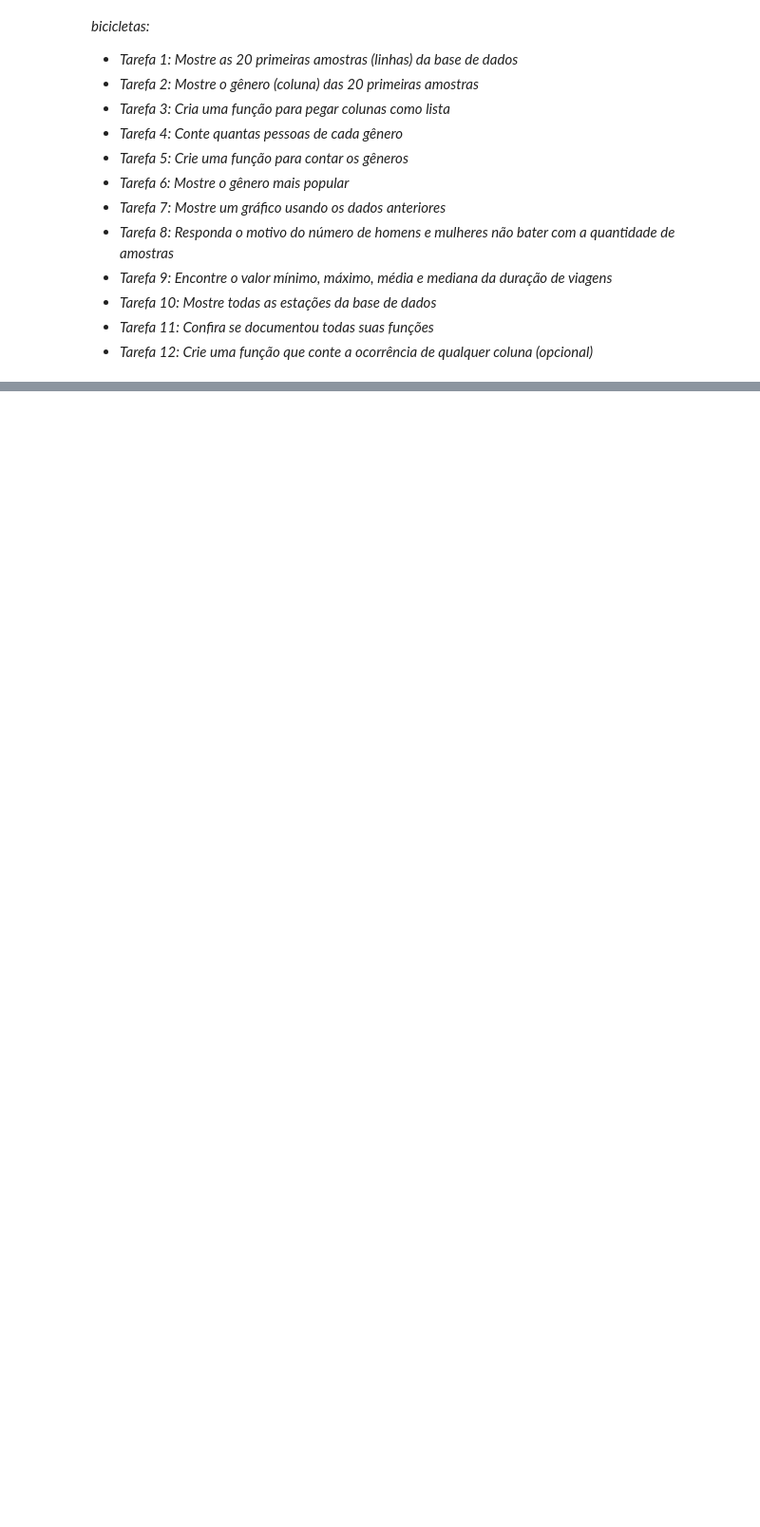
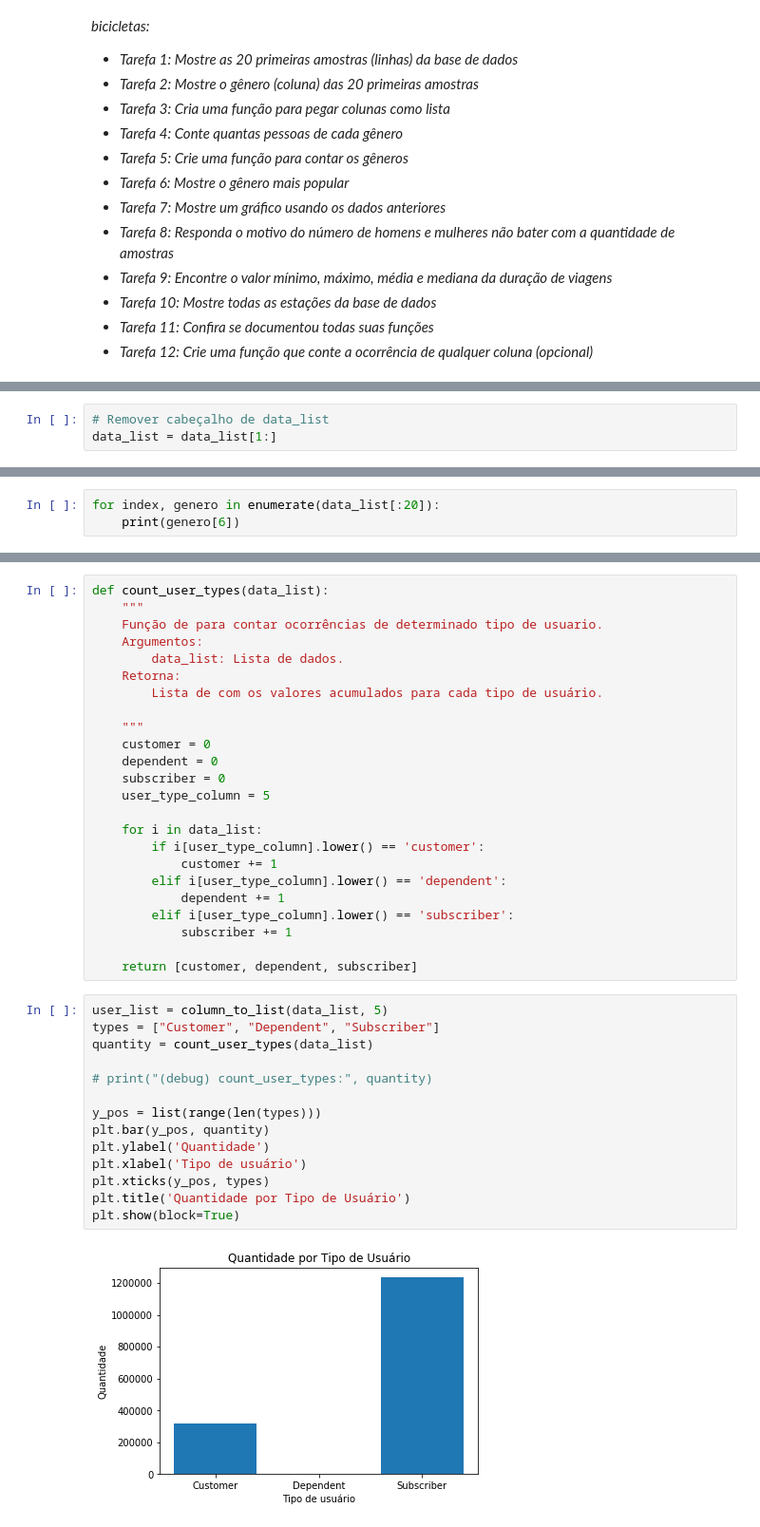
Before and after one commit to taisfguerra/fundamentals-of-ai-and-machine-learning, a Jupyter notebook: introducao-ao-python.ipynb, the cells around one changed output, grey strips where cells are left out. Shown at 95% size. Cells and saved outputs as stored; diff of their text form; blank space fills up the shorter version.

```diff
--- a/introducao-ao-python.ipynb
+++ b/introducao-ao-python.ipynb
@@ -838,0 +899,3 @@ WARNING: Returning empty list. Please use a nonzero number.
+# %%
+# Remover cabeçalho de data_list
+data_list = data_list[1:]
@@ -838,0 +904,3 @@ WARNING: Returning empty list. Please use a nonzero number.
+# %%
+for index, genero in enumerate(data_list[:20]):
+    print(genero[6])
@@ -838,0 +1036,40 @@ WARNING: Returning empty list. Please use a nonzero number.
+# %%
+def count_user_types(data_list):
+    """
+    Função de para contar ocorrências de determinado tipo de usuario.
+    Argumentos:
+        data_list: Lista de dados.
+    Retorna:
+        Lista de com os valores acumulados para cada tipo de usuário.
+
+    """
+    customer = 0
+    dependent = 0
+    subscriber = 0
+    user_type_column = 5
+
+    for i in data_list:
+        if i[user_type_column].lower() == 'customer':
+            customer += 1
+        elif i[user_type_column].lower() == 'dependent':
+            dependent += 1
+        elif i[user_type_column].lower() == 'subscriber':
+            subscriber += 1
+
+    return [customer, dependent, subscriber]
+# %%
+user_list = column_to_list(data_list, 5)
+types = ["Customer", "Dependent", "Subscriber"]
+quantity = count_user_types(data_list)
+
+# print("(debug) count_user_types:", quantity)
+
+y_pos = list(range(len(types)))
+plt.bar(y_pos, quantity)
+plt.ylabel('Quantidade')
+plt.xlabel('Tipo de usuário')
+plt.xticks(y_pos, types)
+plt.title('Quantidade por Tipo de Usuário')
+plt.show(block=True)
+# %% [output]
+[figure, added]
```
Also changed, not shown: parts of 36 cells of this notebook.
